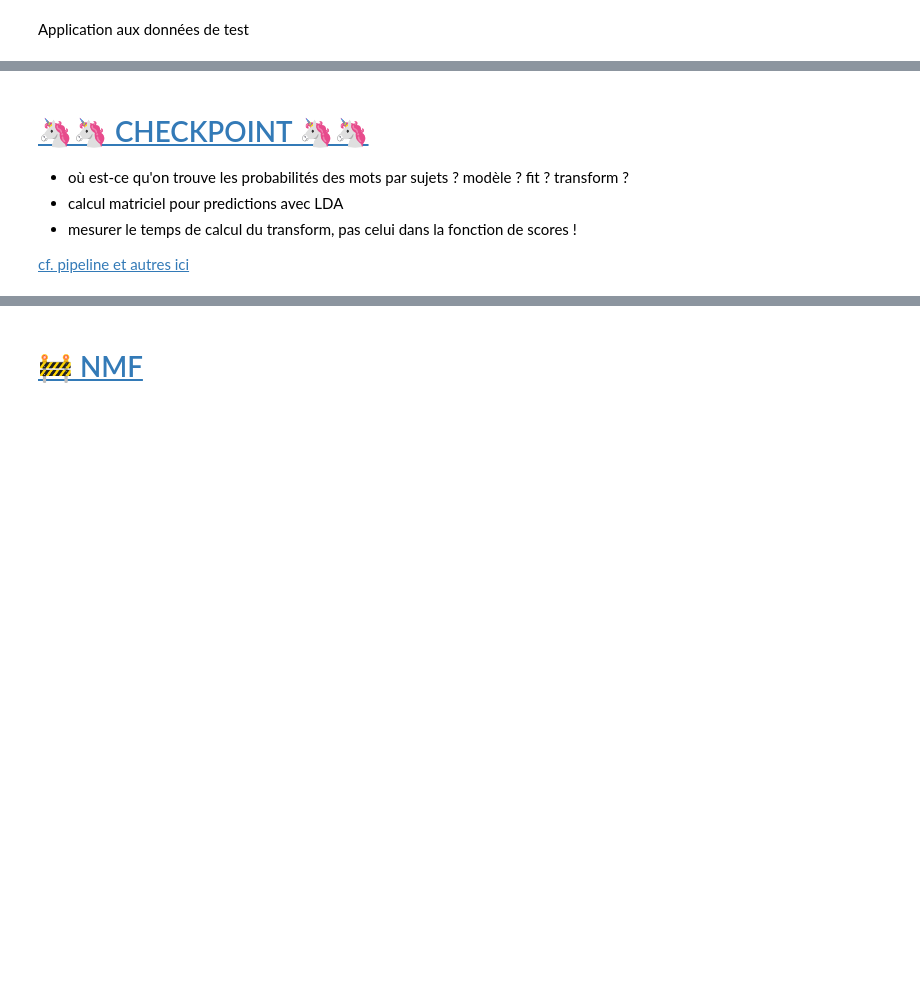
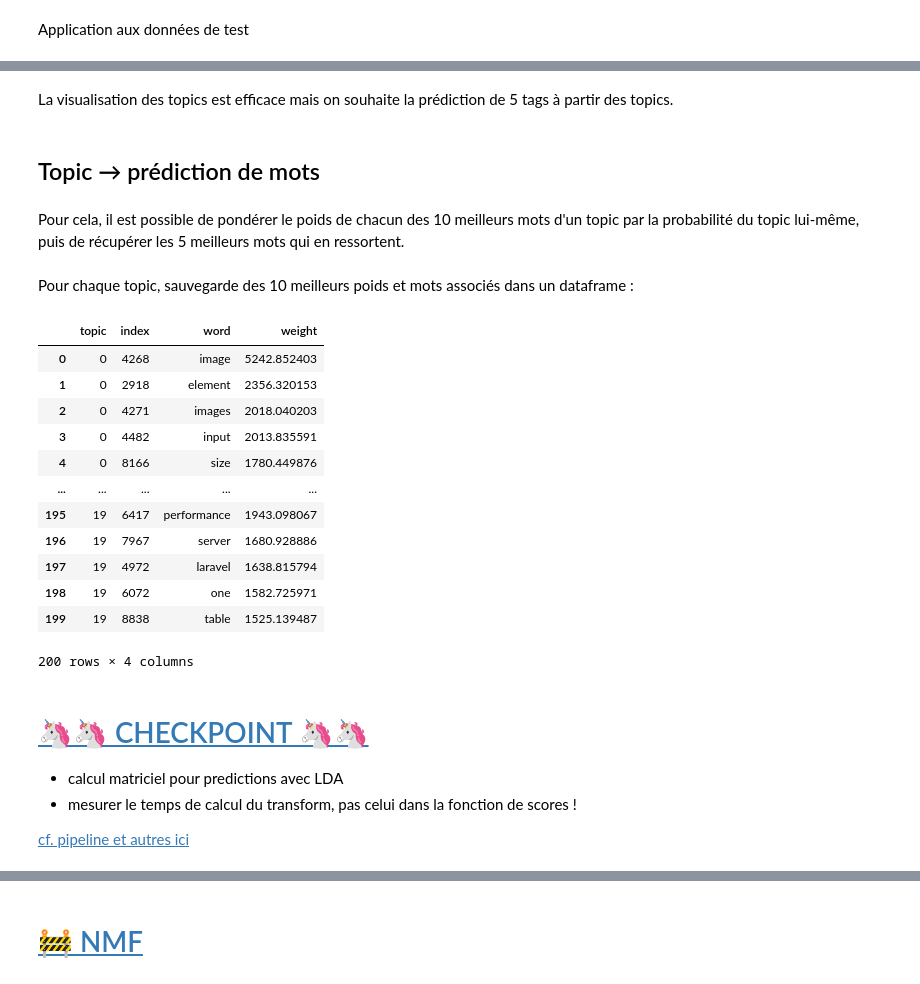
Before and after one commit to sycod/OC_P5_SoF, a Jupyter notebook: 3_non_supervise.ipynb, the cells around one changed output, grey strips where cells are left out. Cells and saved outputs as stored; diff of their text form; code cells hidden in the pictures; blank space fills up the shorter version.

```diff
--- a/3_non_supervise.ipynb
+++ b/3_non_supervise.ipynb
@@ -298,7 +347,48 @@ Application aux données de test
+# %% [markdown]
+La visualisation des topics est efficace mais on souhaite la prédiction de 5 tags à partir des topics.
+# %% [markdown]
+## Topic → prédiction de mots
+# %% [markdown]
+Pour cela, il est possible de pondérer le poids de chacun des 10 meilleurs mots d'un topic par la probabilité du topic lui-même, puis de récupérer les 5 meilleurs mots qui en ressortent.
+# %% [markdown]
+Pour chaque topic, sauvegarde des 10 meilleurs poids et mots associés dans un dataframe :
+# %%
+# get best 10 words for each topic, with weights
+dfs_list = []
+for i, t in enumerate(lda.components_):
+    weights = sorted(lda.components_[i], reverse=True)[:n_top_words]
+    indices = lda.components_[i].argsort()[:-n_top_words - 1:-1]
+    words = [cv_names[w] for w in indices]
+
+    # all in a dataframe
+    _ = pd.DataFrame({
+        "topic": [i] * n_top_words,
+        "index": indices,
+        "word": words,
+        "weight": weights,
+    })
+    # store
+    dfs_list.append(_)
+
+ldaword_weights = pd.concat(dfs_list, ignore_index=True)
+display(ldaword_weights)
+# %% [output]
+|  | topic | index | word | weight |
+| 0 | 0 | 4268 | image | 5242.852403 |
+| 1 | 0 | 2918 | element | 2356.320153 |
+| 2 | 0 | 4271 | images | 2018.040203 |
+| 3 | 0 | 4482 | input | 2013.835591 |
+| 4 | 0 | 8166 | size | 1780.449876 |
+| ... | ... | ... | ... | ... |
+| 195 | 19 | 6417 | performance | 1943.098067 |
+| 196 | 19 | 7967 | server | 1680.928886 |
+| 197 | 19 | 4972 | laravel | 1638.815794 |
+| 198 | 19 | 6072 | one | 1582.725971 |
+| 199 | 19 | 8838 | table | 1525.139487 |
+200 rows × 4 columns
 # %% [markdown]
 # <a id='toc5_'></a>[🦄🦄 CHECKPOINT 🦄🦄](#toc0_)
 
-- où est-ce qu'on trouve les probabilités des mots par sujets ? modèle ? fit ? transform ?
 - calcul matriciel pour predictions avec LDA
 - mesurer le temps de calcul du transform, pas celui dans la fonction de scores !
 
```
Also changed, not shown: parts of 14 cells of this notebook.
